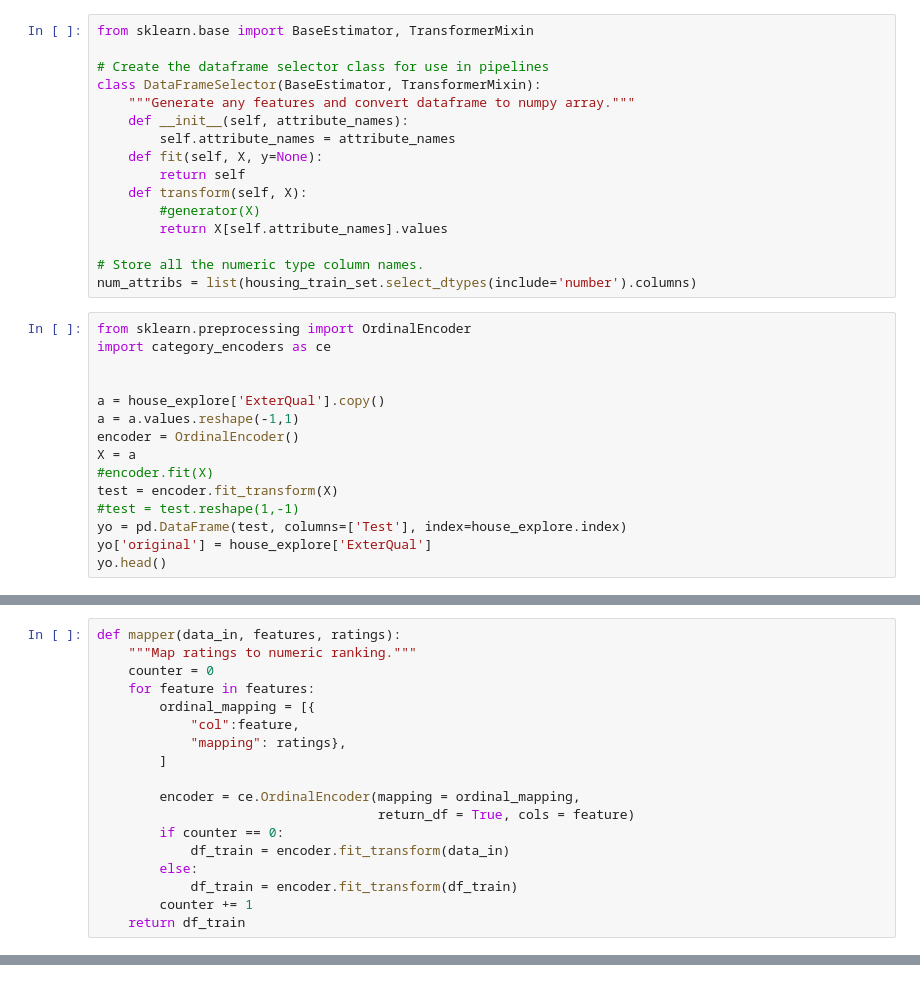
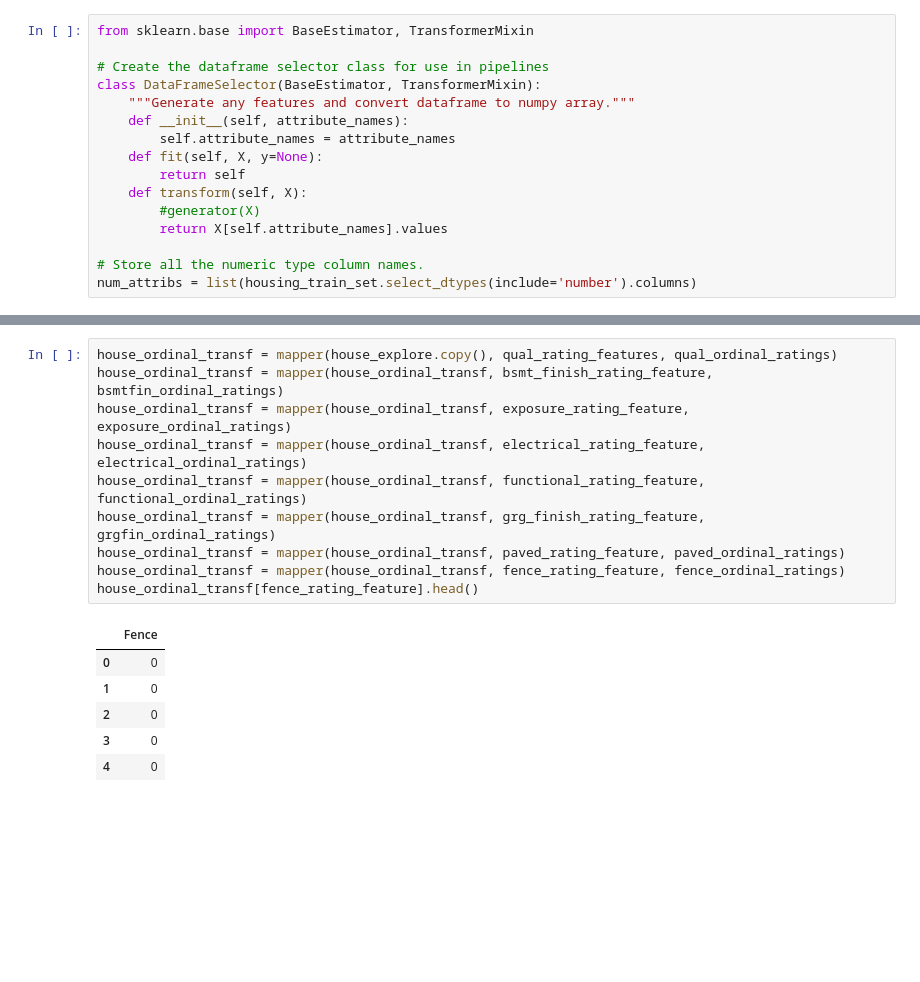
Before and after one commit to luigi-0/House-Prices, a Jupyter notebook: House Prices Exploration.ipynb, the cells around one changed output, grey strips where cells are left out. Drawn from its saved outputs; the diff is of its cells as text; blank space fills up the shorter version.

Commit message:
finalized ordinal mapper function

```diff
--- a/House Prices Exploration.ipynb
+++ b/House Prices Exploration.ipynb
@@ -133,18 +133,3 @@ class DataFrameSelector(BaseEstimator, TransformerMixin):
 
 # Store all the numeric type column names.
 num_attribs = list(housing_train_set.select_dtypes(include='number').columns)
-# %%
-from sklearn.preprocessing import OrdinalEncoder
-import category_encoders as ce
-
-
-a = house_explore['ExterQual'].copy()
-a = a.values.reshape(-1,1)
-encoder = OrdinalEncoder()
-X = a
-#encoder.fit(X)
-test = encoder.fit_transform(X)
-#test = test.reshape(1,-1)
-yo = pd.DataFrame(test, columns=['Test'], index=house_explore.index)
-yo['original'] = house_explore['ExterQual']
-yo.head()
@@ -536,18 +236,0 @@ fence_ordinal_map = [{
-# %%
-def mapper(data_in, features, ratings):
-    """Map ratings to numeric ranking."""
-    counter = 0
-    for feature in features:
-        ordinal_mapping = [{
-            "col":feature,
-            "mapping": ratings},
-        ]
-
-        encoder = ce.OrdinalEncoder(mapping = ordinal_mapping,
-                                    return_df = True, cols = feature)
-        if counter == 0:
-            df_train = encoder.fit_transform(data_in)
-        else:
-            df_train = encoder.fit_transform(df_train)
-        counter += 1
-    return df_train
@@ -563,0 +237,17 @@ a[qual_rating_features].head()
+# %%
+house_ordinal_transf = mapper(house_explore.copy(), qual_rating_features, qual_ordinal_ratings)
+house_ordinal_transf = mapper(house_ordinal_transf, bsmt_finish_rating_feature, bsmtfin_ordinal_ratings)
+house_ordinal_transf = mapper(house_ordinal_transf, exposure_rating_feature, exposure_ordinal_ratings)
+house_ordinal_transf = mapper(house_ordinal_transf, electrical_rating_feature, electrical_ordinal_ratings)
+house_ordinal_transf = mapper(house_ordinal_transf, functional_rating_feature, functional_ordinal_ratings)
+house_ordinal_transf = mapper(house_ordinal_transf, grg_finish_rating_feature, grgfin_ordinal_ratings)
+house_ordinal_transf = mapper(house_ordinal_transf, paved_rating_feature, paved_ordinal_ratings)
+house_ordinal_transf = mapper(house_ordinal_transf, fence_rating_feature, fence_ordinal_ratings)
+house_ordinal_transf[fence_rating_feature].head()
+# %% [output]
+|  | Fence |
+| 0 | 0 |
+| 1 | 0 |
+| 2 | 0 |
+| 3 | 0 |
+| 4 | 0 |
```
Also changed, not shown: parts of 8 cells of this notebook.
